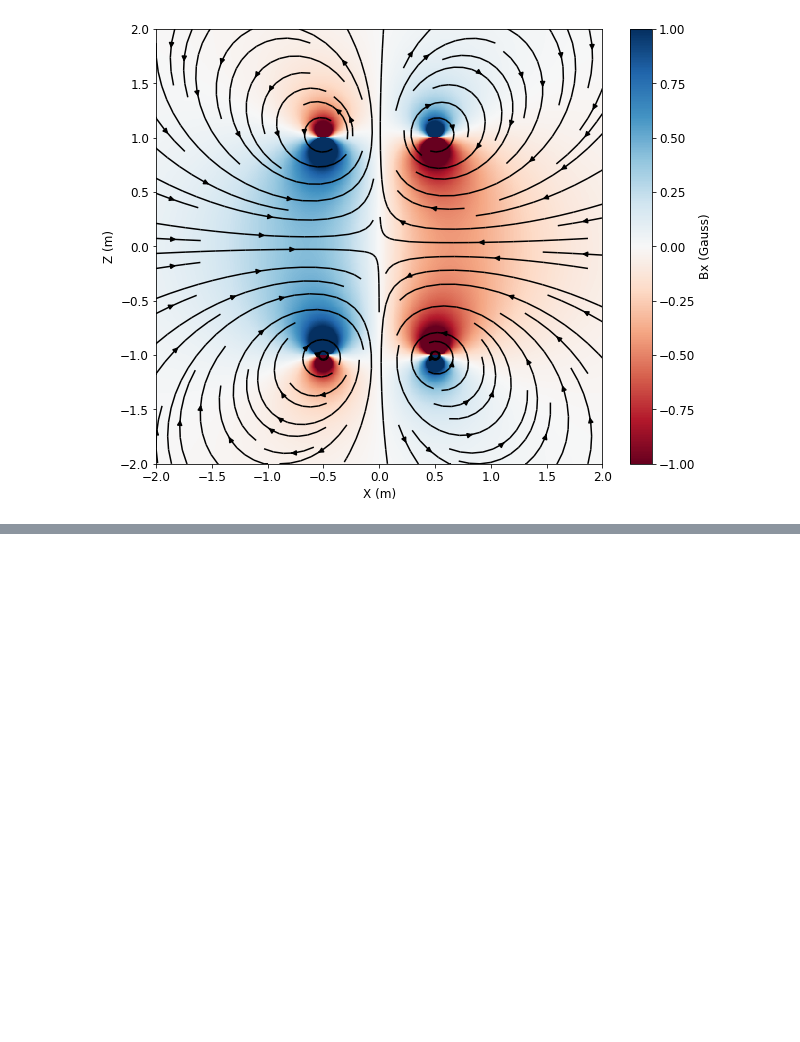
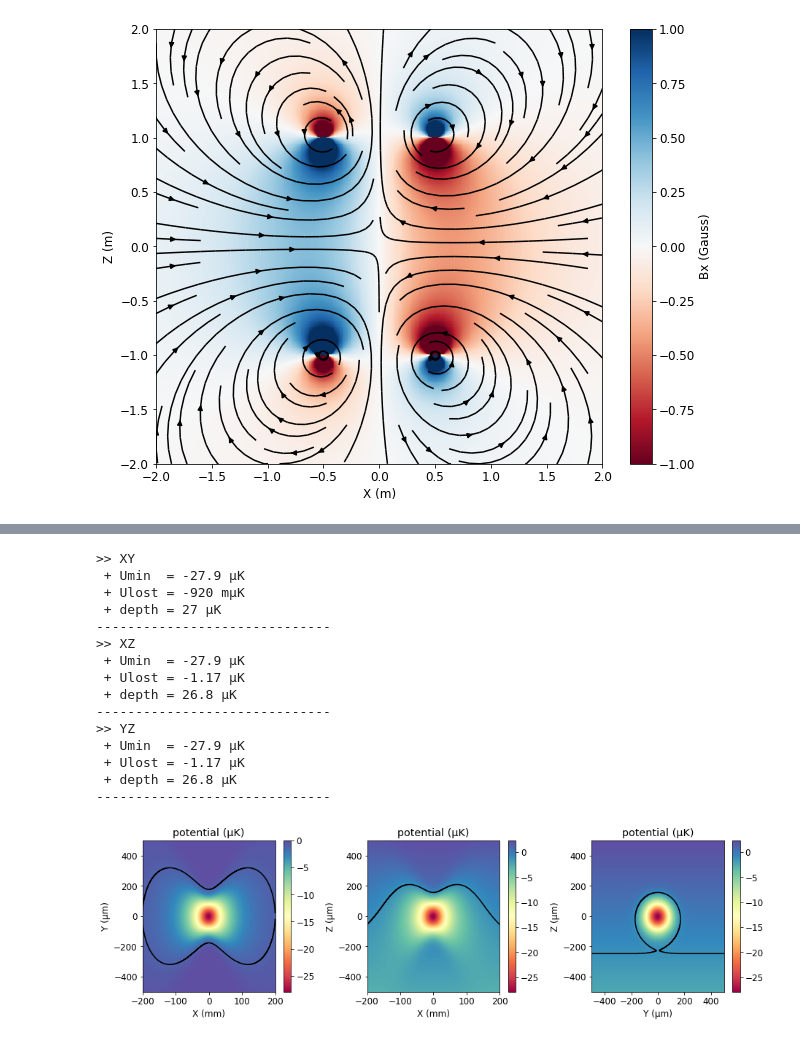
Before and after one commit to adareau/odt-calc, a Jupyter notebook: odtcalc_examples.ipynb, the cells around one changed output, grey strips where cells are left out. Cells and saved outputs as stored; diff of their text form; code cells hidden in the pictures; blank space fills up the shorter version.

```diff
--- a/odtcalc_examples.ipynb
+++ b/odtcalc_examples.ipynb
@@ -455,0 +534,20 @@ plt.show()
+# %%
+# -- find depth
+result = odt.analyze_depth(spatial_range=(200e-3, 500e-6, 500e-6), figsize=(13,4))
+# %% [output]
+>> XY
+ + Umin  = -27.9 µK
+ + Ulost = -920 mµK
+ + depth = 27 µK
+------------------------------
+>> XZ
+ + Umin  = -27.9 µK
+ + Ulost = -1.17 µK
+ + depth = 26.8 µK
+------------------------------
+>> YZ
+ + Umin  = -27.9 µK
+ + Ulost = -1.17 µK
+ + depth = 26.8 µK
+------------------------------
+[figure, added]
```
Also changed, not shown: parts of 18 cells of this notebook.
